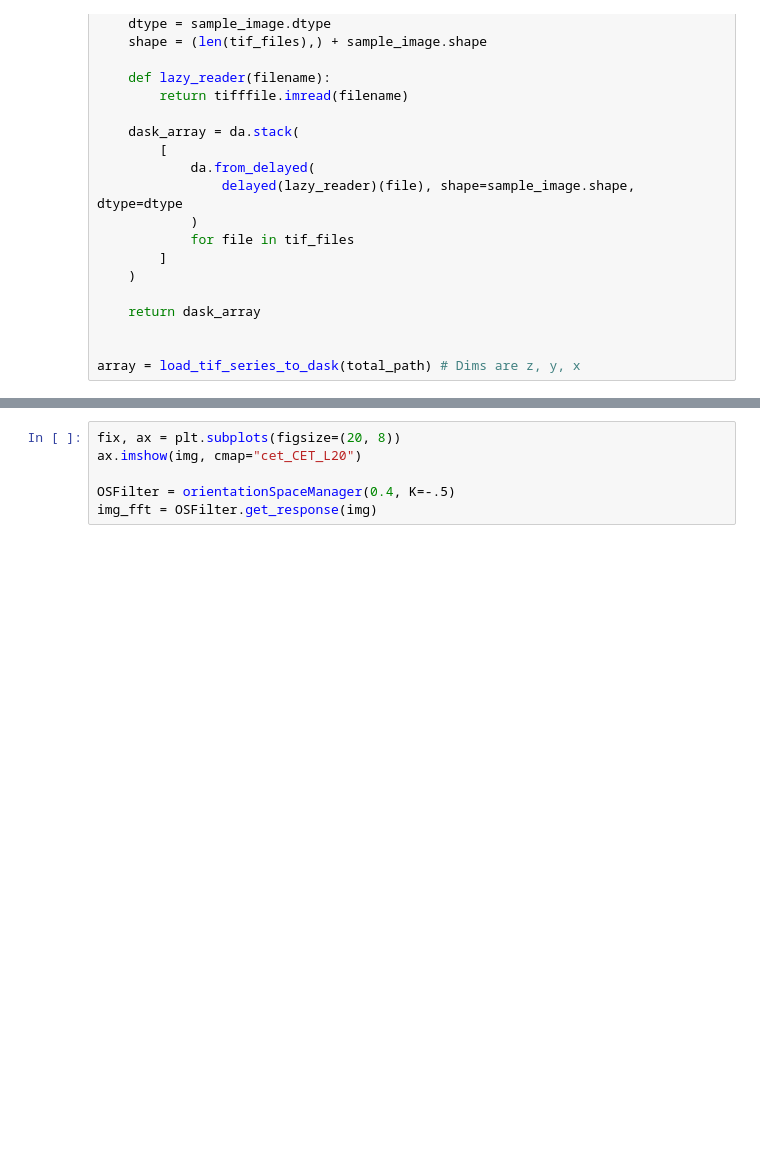
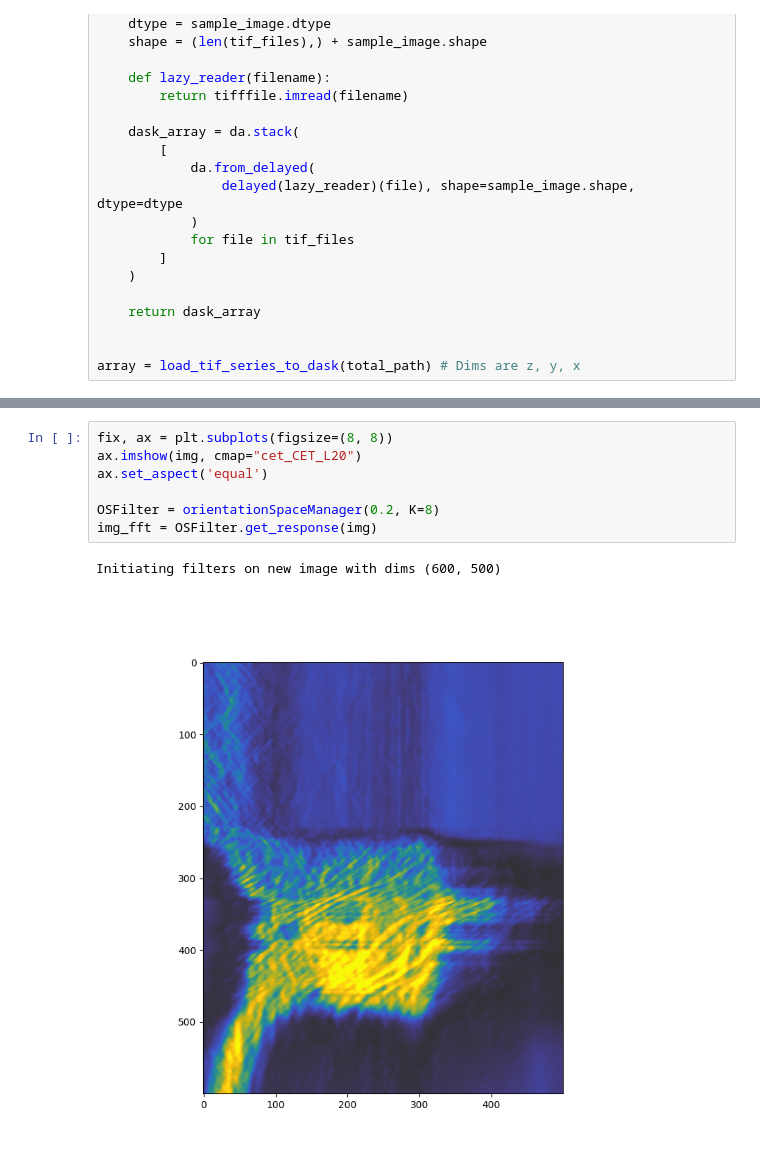
Before and after one commit to Staalduine/flow_analysis_comps, a Jupyter notebook: video_scratch_space.ipynb, the cells around one changed output, grey strips where cells are left out. Cells and saved outputs as stored; diff of their text form; blank space fills up the shorter version.

```diff
--- a/video_scratch_space.ipynb
+++ b/video_scratch_space.ipynb
@@ -95,7 +105,11 @@ img = array[:, line_height, 1000:1500]
 # %%
-fix, ax = plt.subplots(figsize=(20, 8))
+fix, ax = plt.subplots(figsize=(8, 8))
 ax.imshow(img, cmap="cet_CET_L20")
+ax.set_aspect('equal')
 
-OSFilter = orientationSpaceManager(0.4, K=-.5)
+OSFilter = orientationSpaceManager(0.2, K=8)
 img_fft = OSFilter.get_response(img)
+# %% [output]
+Initiating filters on new image with dims (600, 500)
+[figure, added]
 # %%
```
Also changed, not shown: parts of 5 cells of this notebook, 2 other files.
